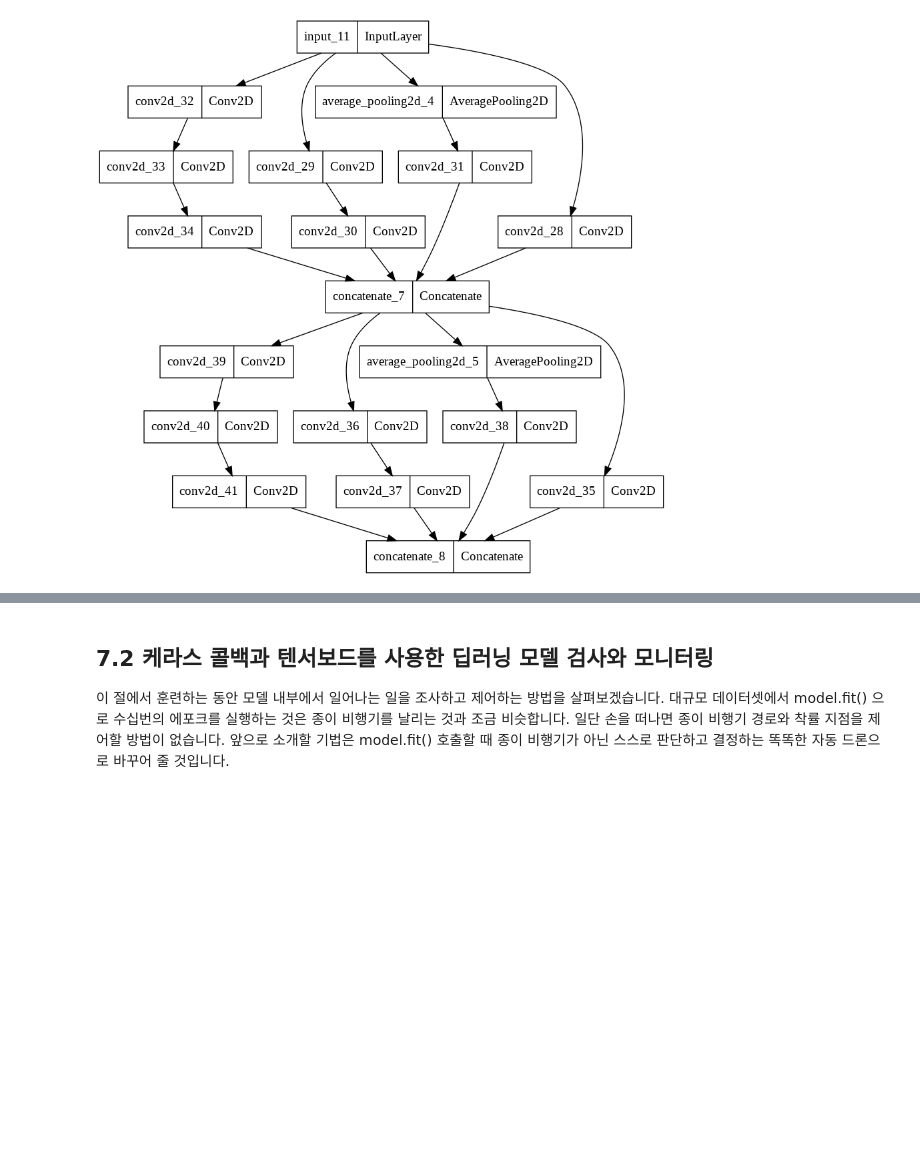
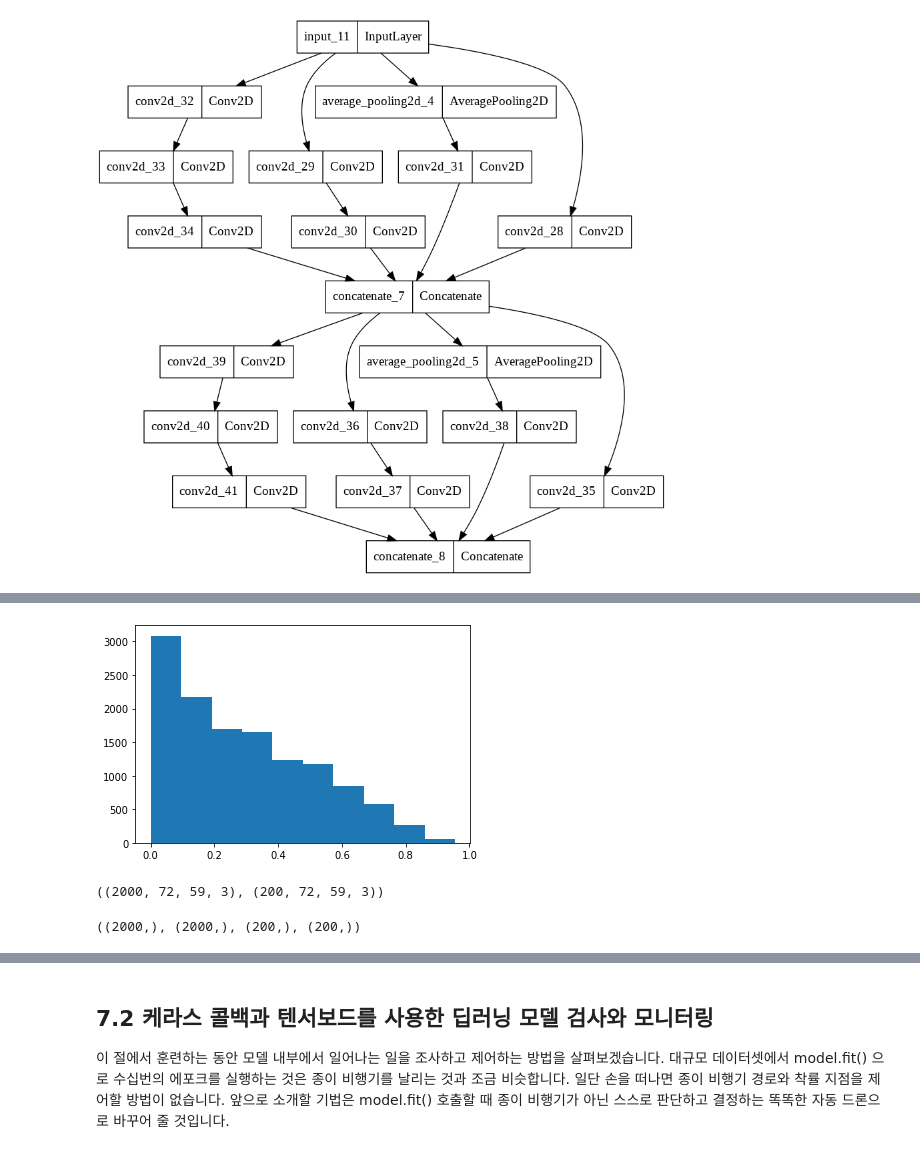
Before and after one commit to yebiny/SkillTreePython-DeepLearning, a Jupyter notebook: 02.케라스_창시자에게_배우는_딥러닝/해설/7_1_Advanced_tools_for_deep_learning.ipynb, the cells around one changed output, grey strips where cells are left out. Saved outputs shown, nothing was run; the diff lists cells and outputs as text; code cells hidden in the pictures; blank space fills up the shorter version.

```diff
--- a/02.케라스_창시자에게_배우는_딥러닝/해설/7_1_Advanced_tools_for_deep_learning.ipynb
+++ b/02.케라스_창시자에게_배우는_딥러닝/해설/7_1_Advanced_tools_for_deep_learning.ipynb
@@ -266,0 +336,20 @@ utils.plot_model(model)
+# %%
+# X 데이터 전처리 : 0~255 -> 0~1 정규화가 이미 되었다.
+_=plt.hist(train_images[0].flatten())
+# %% [output]
+[figure, added]
+# %%
+x_train = train_images[:]
+x_test = test_images[:]
+x_train.shape, x_test.shape
+# %% [output]
+((2000, 72, 59, 3), (200, 72, 59, 3))
+# %%
+# Y 데이터 전처리 : y1, y2 : 0또는 1값을 가지도록
+y1_train = train_labels[:, 0]
+y2_train = train_labels[:, 1]
+y1_test = test_labels[:, 0]
+y2_test = test_labels[:, 1]
+y1_train.shape, y2_train.shape, y1_test.shape, y2_test.shape
+# %% [output]
+((2000,), (2000,), (200,), (200,))
```
Also changed, not shown: parts of 13 cells of this notebook.
